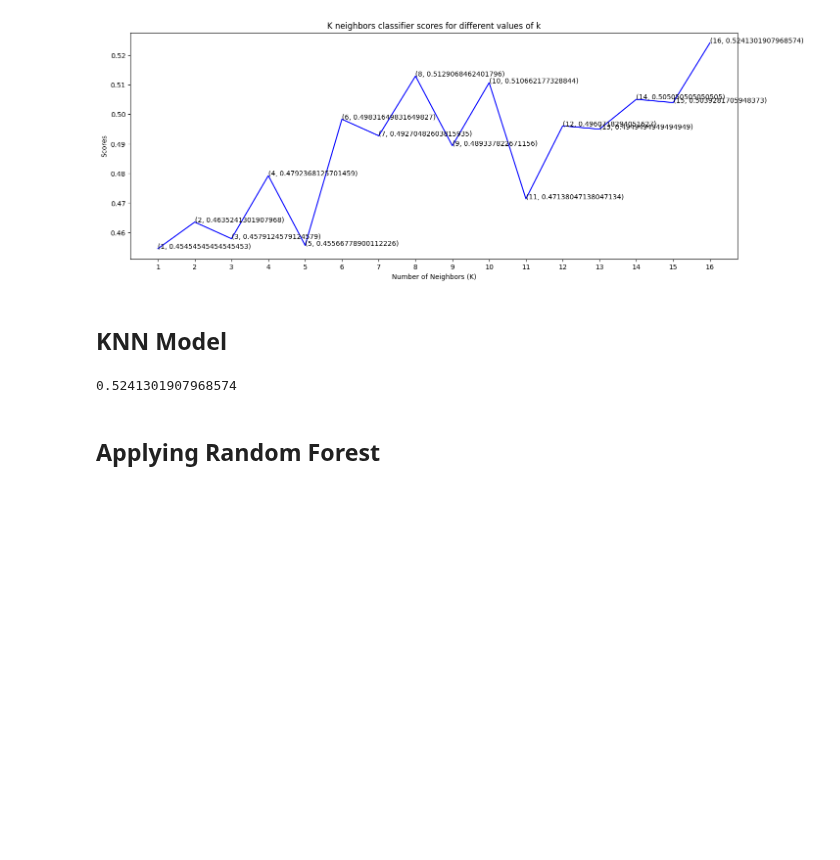
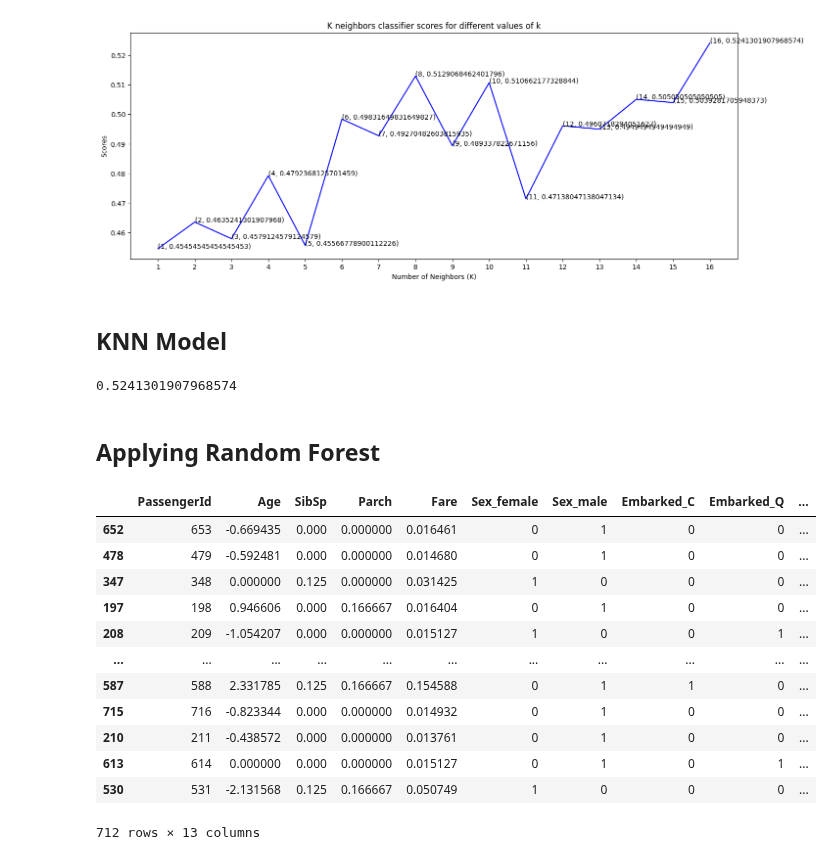
Before and after one commit to aditya-chaud/CodSoft, a Jupyter notebook: Task1/Titanic Survival Prediction.ipynb, the cells around one changed output. Cells and saved outputs as stored; diff of their text form; code cells hidden in the pictures; blank space fills up the shorter version.

```diff
--- a/Task1/Titanic Survival Prediction.ipynb
+++ b/Task1/Titanic Survival Prediction.ipynb
@@ -323,8 +330,10 @@ Text(0.5, 1.0, 'K neighbors classifier scores for different values of k')
 knn_classifier = KNeighborsClassifier(n_neighbors = 16)
 score=cross_val_score(knn_classifier,x,y,cv=9)
 # %%
-score.mean()
+Accuracy_KNN = score.mean()
-# %% [output]
-0.5241301907968574
+# %%
+Accuracy_KNN
+# %% [output]
+0.5241301907968574
 # %% [markdown]
 ## Applying Random Forest
@@ -330,0 +343,18 @@ score.mean()
+# %%
+X_train, X_test, y_train, y_test = train_test_split(x, y, test_size = 0.2)
+# %%
+X_train
+# %% [output]
+|  | PassengerId | Age | SibSp | Parch | Fare | Sex_female | Sex_male | Embarked_C | Embarked_Q | ... |
+| 652 | 653 | -0.669435 | 0.000 | 0.000000 | 0.016461 | 0 | 1 | 0 | 0 | ... |
+| 478 | 479 | -0.592481 | 0.000 | 0.000000 | 0.014680 | 0 | 1 | 0 | 0 | ... |
+| 347 | 348 | 0.000000 | 0.125 | 0.000000 | 0.031425 | 1 | 0 | 0 | 0 | ... |
+| 197 | 198 | 0.946606 | 0.000 | 0.166667 | 0.016404 | 0 | 1 | 0 | 0 | ... |
+| 208 | 209 | -1.054207 | 0.000 | 0.000000 | 0.015127 | 1 | 0 | 0 | 1 | ... |
+| ... | ... | ... | ... | ... | ... | ... | ... | ... | ... | ... |
+| 587 | 588 | 2.331785 | 0.125 | 0.166667 | 0.154588 | 0 | 1 | 1 | 0 | ... |
+| 715 | 716 | -0.823344 | 0.000 | 0.000000 | 0.014932 | 0 | 1 | 0 | 0 | ... |
+| 210 | 211 | -0.438572 | 0.000 | 0.000000 | 0.013761 | 0 | 1 | 0 | 0 | ... |
+| 613 | 614 | 0.000000 | 0.000 | 0.000000 | 0.015127 | 0 | 1 | 0 | 1 | ... |
+| 530 | 531 | -2.131568 | 0.125 | 0.166667 | 0.050749 | 1 | 0 | 0 | 0 | ... |
+712 rows × 13 columns
```
Also changed, not shown: parts of 17 cells of this notebook.
